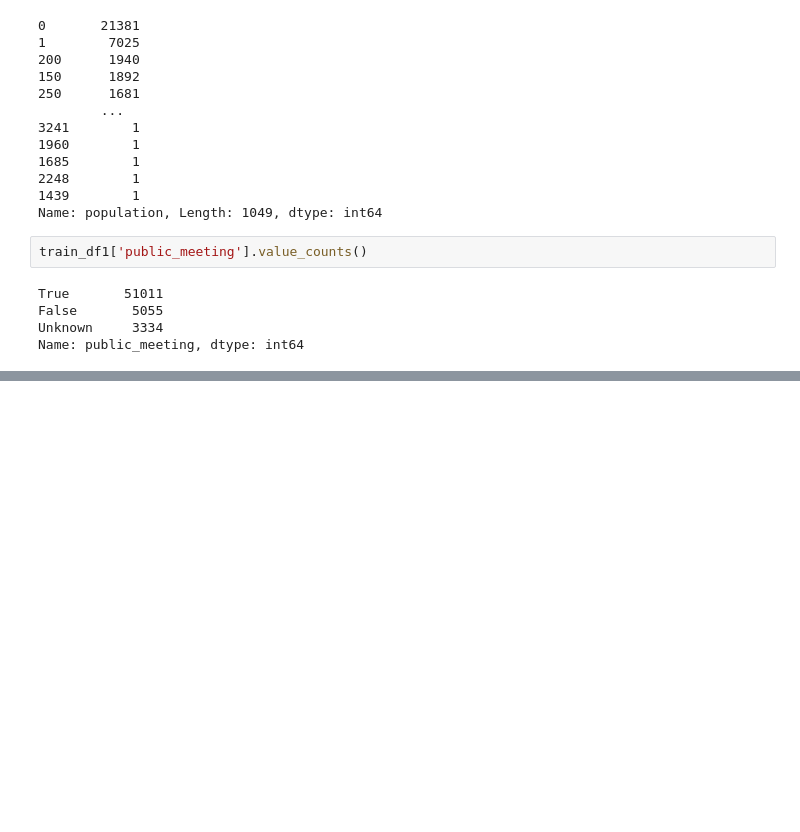
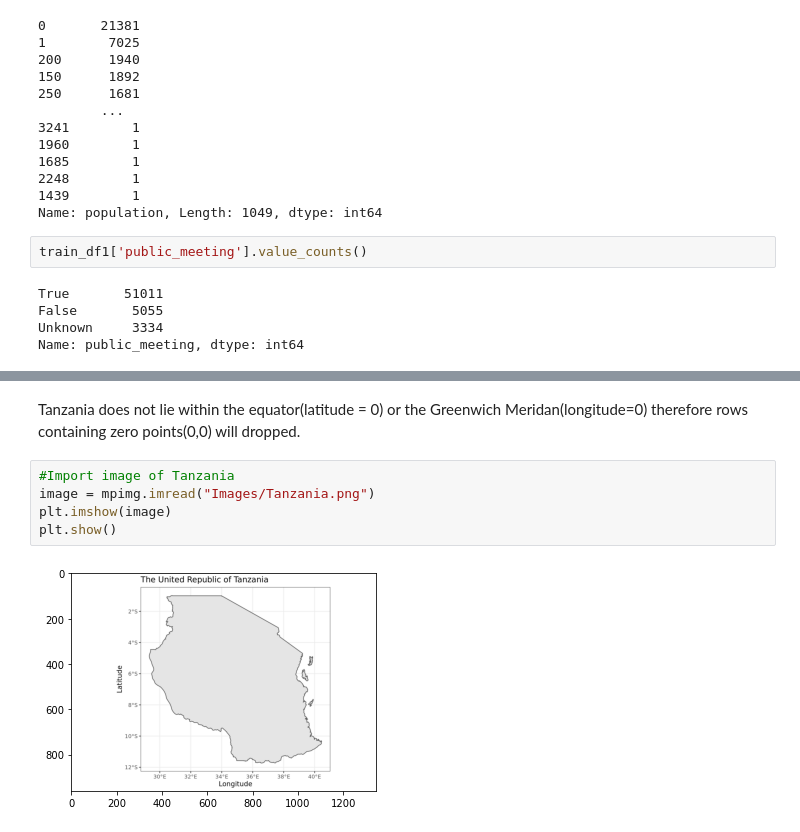
Before and after one commit to MissJJT/dsc-phase-3-project-v3, a Jupyter notebook: student.ipynb, the cells around one changed output, grey strips where cells are left out. Saved outputs shown, nothing was run; the diff lists cells and outputs as text; blank space fills up the shorter version.

```diff
--- a/student.ipynb
+++ b/student.ipynb
@@ -1217,0 +1351,9 @@ train_df1[].value_counts()
+# %% [markdown]
+Tanzania does not lie within the equator(latitude = 0) or the Greenwich Meridan(longitude=0) therefore rows containing zero points(0,0) will dropped.
+# %%
+#Import image of Tanzania
+image = mpimg.imread("Images/Tanzania.png")
+plt.imshow(image)
+plt.show()
+# %% [output]
+[figure, added]
```
Also changed, not shown: parts of 43 cells of this notebook.
